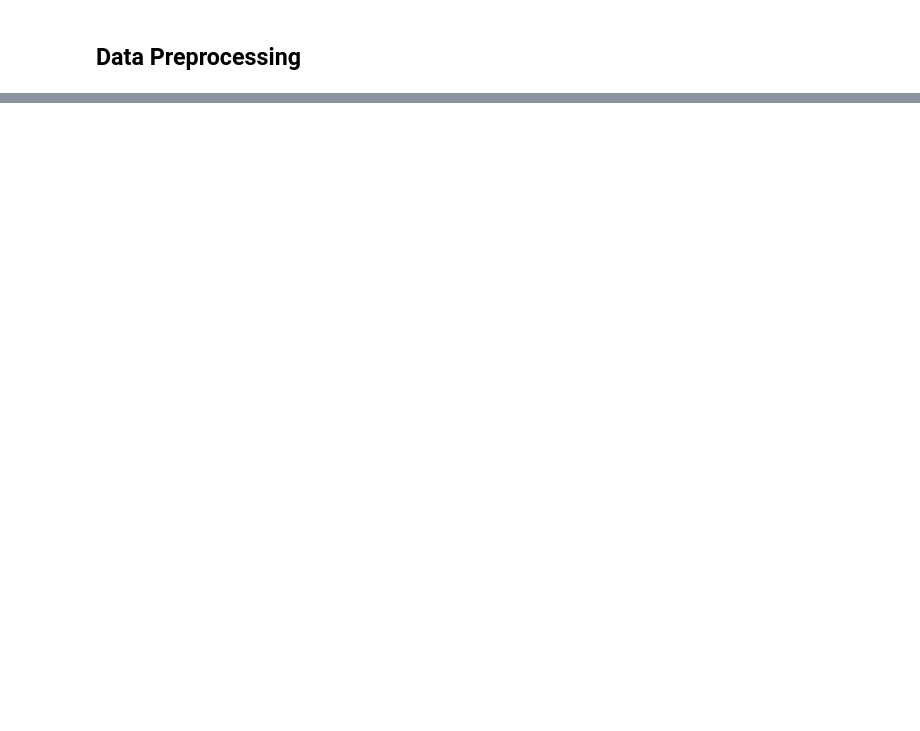
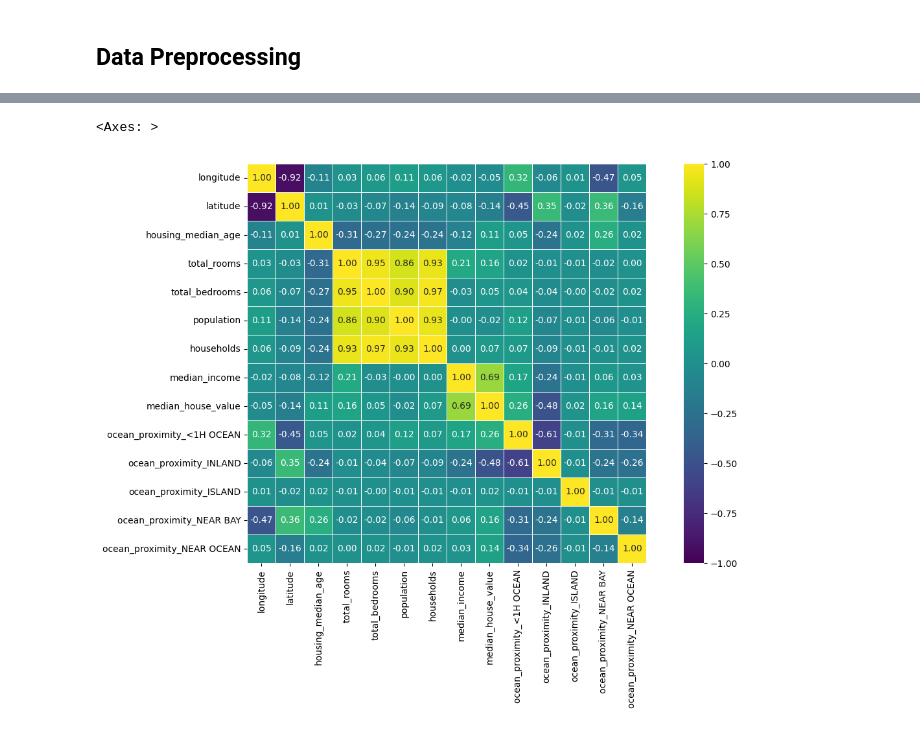
Before and after one commit to il-shunder/Machine-Learning-Projects, a Jupyter notebook: House Price Prediction/main.ipynb, the cells around one changed output, grey strips where cells are left out. Cells and saved outputs as stored; diff of their text form; code cells hidden in the pictures; blank space fills up the shorter version.

```diff
--- a/House Price Prediction/main.ipynb
+++ b/House Price Prediction/main.ipynb
@@ -105,2 +105,7 @@ sns.heatmap(correlation_matrix, cmap="viridis", vmin = -1, vmax = 1, center = 0,
 # %% [markdown]
 ## Data Preprocessing
+# %%
+data["total_rooms"] = np.log(data["total_rooms"] + 1)
+data["total_bedrooms"] = np.log(data["total_bedrooms"] + 1)
+data["households"] = np.log(data["households"] + 1)
+data["population"] = np.log(data["population"] + 1)
@@ -106,0 +135,2 @@ sns.heatmap(correlation_matrix, cmap="viridis", vmin = -1, vmax = 1, center = 0,
+# %%
+data = pd.get_dummies(data)
@@ -106,0 +153,6 @@ sns.heatmap(correlation_matrix, cmap="viridis", vmin = -1, vmax = 1, center = 0,
+# %%
+plt.figure(figsize = (15,8))
+sns.heatmap(data.corr(), cmap="viridis", vmin = -1, vmax = 1, center = 0, annot=True, fmt=".2f", square=True, linewidths=.5)
+# %% [output]
+<Axes: >
+[figure, added]
```
Also changed, not shown: parts of 22 cells of this notebook.
